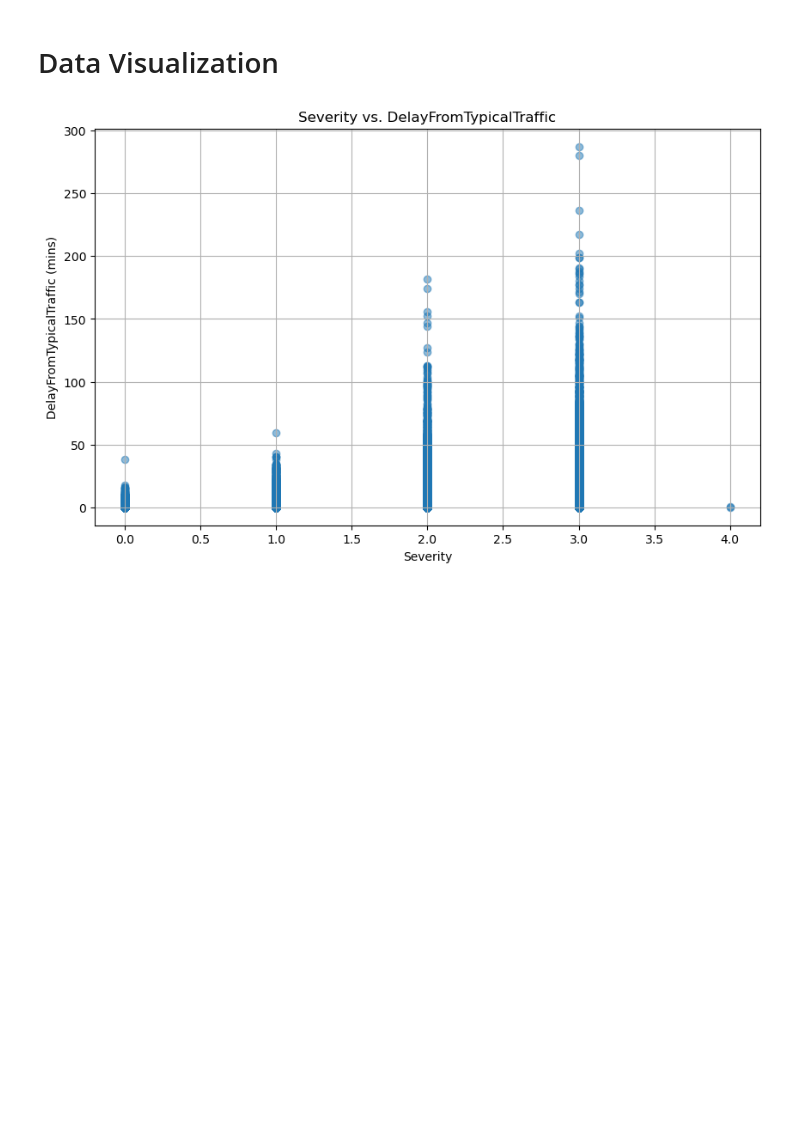
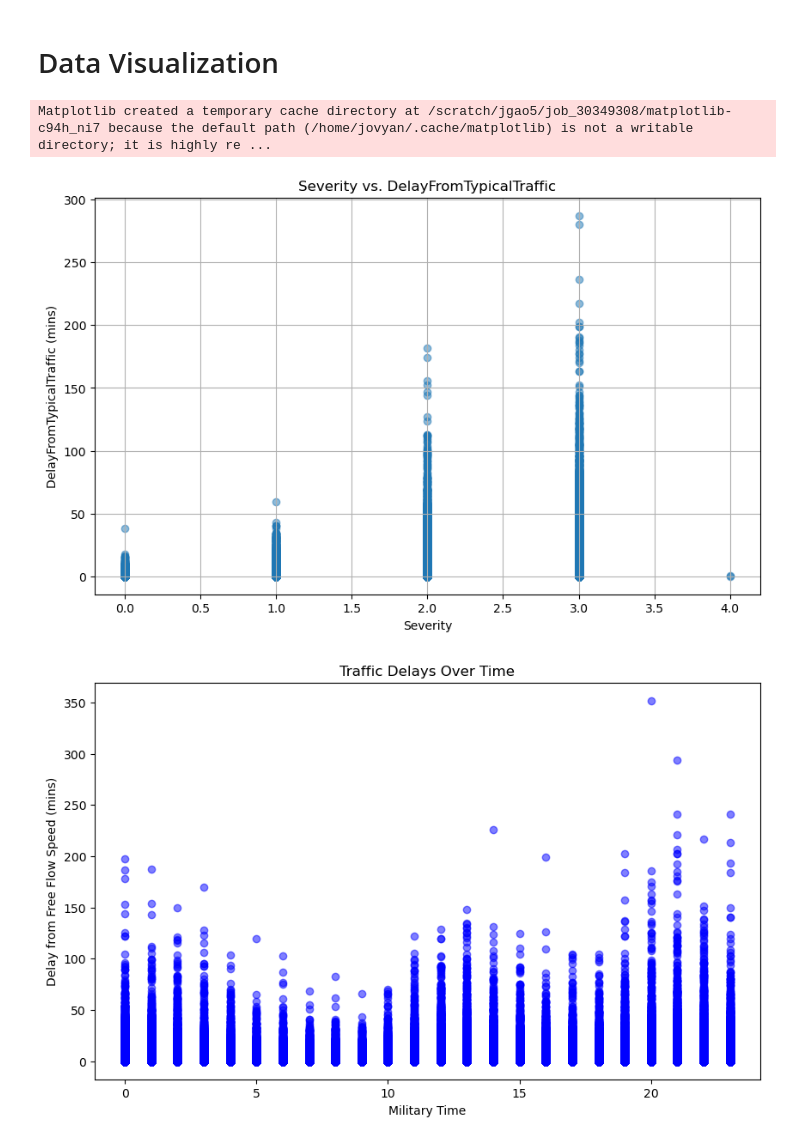
Before and after one commit to EliasGarciaa/DSC_232R_Group-Project, a Jupyter notebook: analysis.ipynb, the cells around one changed output. Drawn from its saved outputs; the diff is of its cells as text; code cells hidden in the pictures; blank space fills up the shorter version.

```diff
--- a/analysis.ipynb
+++ b/analysis.ipynb
@@ -183,7 +210,7 @@ weather_df.write.parquet("/expanse/lustre/projects/uci150/egarcia1/weather_table
 import matplotlib.pyplot as plt
 
 # Read the Parquet file containing the Accident Table
-accident_df = sc.read.parquet("/expanse/lustre/projects/uci150/egarcia1/accident_table.parquet")
+accident_df = sc.read.parquet(f"{os.getcwd()}/parquet_data/accident_df.parquet")
 
 # Select only Severity and DelayFromTypicalTraffic columns
 severity_delay_df = accident_df.select("Severity", "DelayFromTypicalTraffic(mins)")
@@ -200,4 +227,21 @@ plt.ylabel('DelayFromTypicalTraffic (mins)')
 plt.grid(True)
 plt.show()
 # %% [output]
+Matplotlib created a temporary cache directory at /scratch/jgao5/job_30349308/matplotlib-c94h_ni7 because the default path (/home/jovyan/.cache/matplotlib) is not a writable directory; it is highly re ...
 [figure]
+# %%
+testing_df = sc.read.parquet(f"{os.getcwd()}/parquet_data/testing_df.parquet")
+starttime_df = testing_df.select("DelayFromFreeFlowSpeed(mins)", "StartTime")
+starttime_df = starttime_df.toPandas()
+
+starttime_df['StartTime'] = pd.to_datetime(starttime_df['StartTime']).dt.hour
+
+
+plt.figure(figsize=(10, 6))
+plt.scatter(starttime_df['StartTime'], starttime_df['DelayFromFreeFlowSpeed(mins)'], color='b', alpha=0.5)
+plt.title('Traffic Delays Over Time')
+plt.xlabel('Military Time')
+plt.ylabel('Delay from Free Flow Speed (mins)')
+plt.show()
+# %% [output]
+[figure, added]
```
Also changed, not shown: parts of 5 cells of this notebook.
